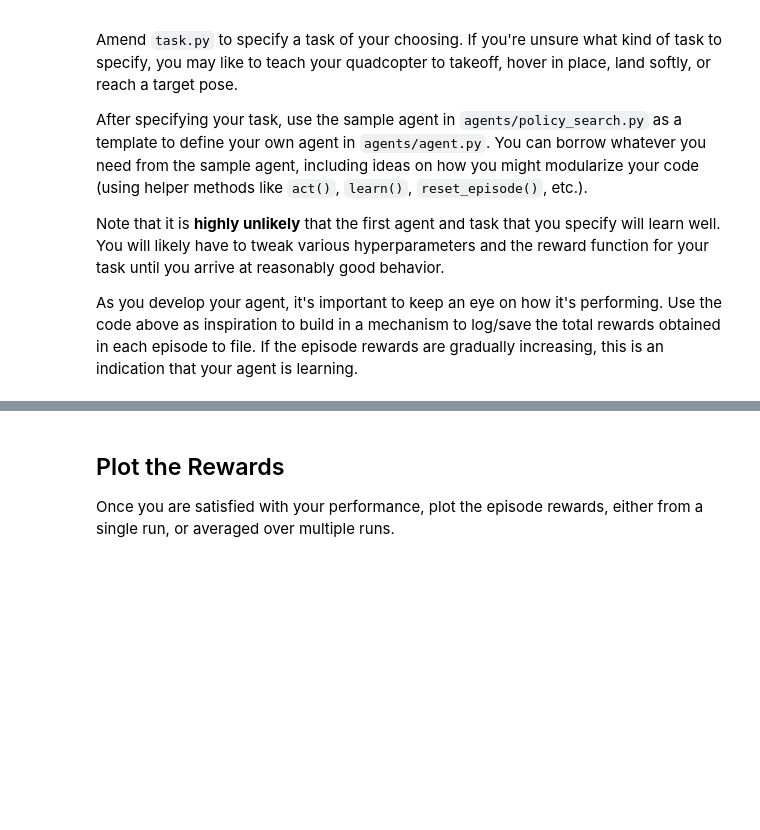
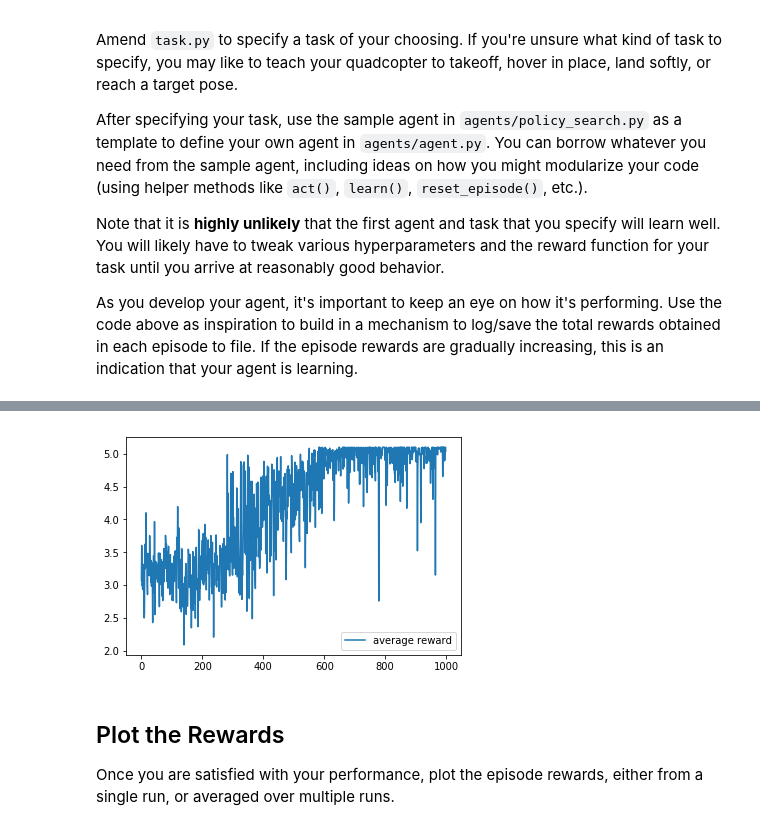
Before and after one commit to ohnozzy/RL-Quadcopter-2, a Jupyter notebook: Quadcopter_Project.ipynb, the cells around one changed output, grey strips where cells are left out. Drawn from its saved outputs; the diff is of its cells as text; code cells hidden in the pictures; blank space fills up the shorter version.

Commit message:
Hover Task

```diff
--- a/Quadcopter_Project.ipynb
+++ b/Quadcopter_Project.ipynb
@@ -74,8 +74,8 @@ with open(file_output, 'w') as csvfile:
     writer.writerow(labels)
     while True:
         rotor_speeds = agent.act()
-        _, _, done = task.step(rotor_speeds)
-        to_write = [task.sim.time] + list(task.sim.pose) + list(task.sim.v) + list(task.sim.angular_v) + list(rotor_speeds)
+        _, _, done, _ = task.step(rotor_speeds)
+        to_write = [task.sim.time] + list(task.sim.pose) + list(task.sim.v) + list(task.sim.angular_v) + list([rotor_speeds]*4)
         for ii in range(len(labels)):
             results[labels[ii]].append(to_write[ii])
         writer.writerow(to_write)
@@ -189,14 +187,15 @@ from task import Task
 
 num_episodes = 1000
 target_pos = np.array([0., 0., 10.])
-task = Task(target_pos=target_pos)
+init_pos = np.array([0., 0., 1.,0,0,0])
+task = Task(init_pose=init_pos, target_pos=target_pos)
 agent = PolicySearch_Agent(task)
 
 for i_episode in range(1, num_episodes+1):
     state = agent.reset_episode() # start a new episode
     while True:
         action = agent.act(state)
-        next_state, reward, done = task.step(action)
+        next_state, reward, done, _ = task.step(action)
         agent.step(reward, done)
         state = next_state
         if done:
@@ -224,26 +223,42 @@ from agents.agent import DDPG
 from task import Task
 
 
-target_pos = np.array([0., 0., 10.])
-init_pos = np.array([0., 0., 5.,0,0,0])
-task = Task(runtime=10, init_pose=init_pos, target_pos=target_pos)
+target_pos = np.array([0., 0., 150.])
+init_pos = np.array([0., 0., 150.,0,0,0])
+task = Task(init_pose=init_pos, target_pos=target_pos)
 agent = DDPG(task)
 # %%
-num_episodes = 1500
-
+num_episodes = 1000
+rewardlist=[]
+np.set_printoptions(precision=2, suppress=True)
 for i_episode in range(1, num_episodes+1):
     state = agent.reset_episode() # start a new episode
+    #print(state)
     c_reward = 0
+    time_step = 0
+    #print("Init_velocity:", task.sim.v)
+
     #max_force = 0
     while True:
+        #print(len(state))
         action = agent.act(state)
         #max_force = max(max_force, action[0])
-        next_state, reward, done = task.step(action)
+        next_state, reward, done, v = task.step(action)
         agent.step(action, reward, next_state, done)
         state = next_state
         c_reward += reward
+        time_step += 1
         if done:
+            agent.learnDone()
+            average_reward = c_reward/time_step
+            rewardlist.append(c_reward)
             if i_episode%5 == 0:
-                print("Episode = {:4d}, total reward = {:7.3f}, last reward= {:7.3f}, final pos=( {:7.3f}, {:7.3f}, {:7.3f} )".format(i_episode, c_reward, reward, task.sim.pose[0], task.sim.pose[1], task.sim.pose[2]))  # [debug]
+                print("Episode = {:4d}, total reward = {:7.3f}, last reward= {:7.3f}".format(i_episode, c_reward, reward))  # [debug]
+                print("v=%s ang=%s pos=%s"%(v, task.shift_angle_range(task.sim.pose[3:]), task.sim.pose[:3]))
+                print("action=%s vel=%s, acc=%s"%(task.actions2rotor_speed(action), task.sim.v, task.sim.linear_accel))
+                qvalue = agent.critic_target.model.predict_on_batch([np.array([state]),np.array([action])])
+                nqvalue = agent.critic_target.model.predict_on_batch([np.array([state]),np.array([-action])])
+                zero_qvalue = agent.critic_target.model.predict_on_batch([np.array([state]),np.array([[0.0,0.0,0.0,0.0]])])
+                print("qvalue: %s zero_qvalue: %s nqvalue: %s"%(qvalue, zero_qvalue, nqvalue))
             break
 # %% [output]
@@ -267,3 +282,11 @@ Episode = 1500, total reward = 146.985, last reward= 100.000, final pos=(  -0.00
+# %%
+import matplotlib.pyplot as plt
+%matplotlib inline
+plt.plot(range(len(rewardlist)), rewardlist, label='average reward')
+plt.legend()
+_ = plt.ylim()
+# %% [output]
+[figure, added]
 # %% [markdown]
 ## Plot the Rewards
 
```
Also changed, not shown: parts of 20 cells of this notebook, 4 other files.
